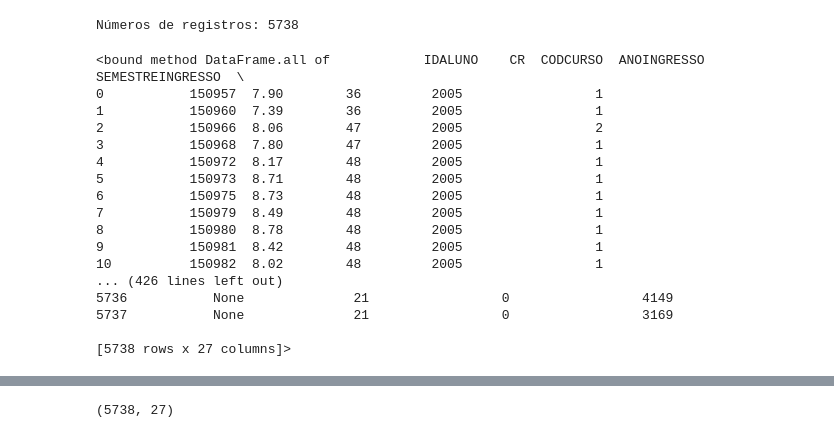
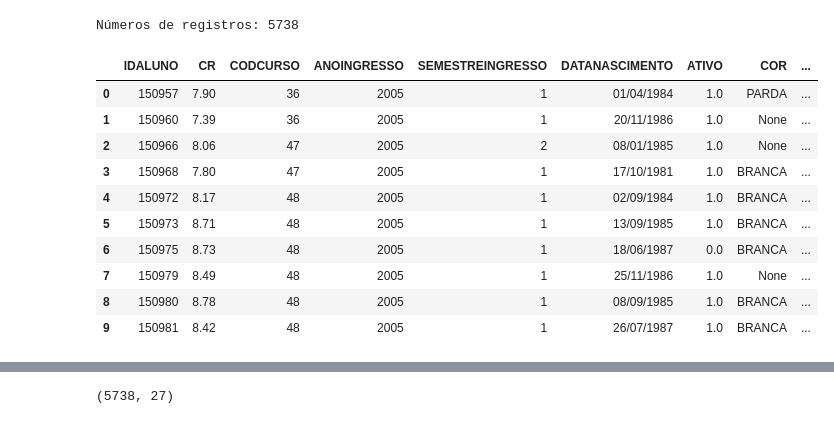
Before and after one commit to gassantos/edatics, a Jupyter notebook: uffdata/uffdata_graphics.ipynb, the cells around one changed output, grey strips where cells are left out. Saved outputs shown, nothing was run; the diff lists cells and outputs as text; code cells hidden in the pictures.

```diff
--- a/uffdata/uffdata_graphics.ipynb
+++ b/uffdata/uffdata_graphics.ipynb
@@ -24,26 +22,20 @@ print('Números de registros:', len(df))
 conn.close()
 # %% [output]
 Números de registros: 5738
-# %%
-df.all
-# %% [output]
-<bound method DataFrame.all of            IDALUNO    CR  CODCURSO  ANOINGRESSO  SEMESTREINGRESSO  \
-0           150957  7.90        36         2005                 1
-1           150960  7.39        36         2005                 1
-2           150966  8.06        47         2005                 2
-3           150968  7.80        47         2005                 1
-4           150972  8.17        48         2005                 1
-5           150973  8.71        48         2005                 1
-6           150975  8.73        48         2005                 1
-7           150979  8.49        48         2005                 1
-8           150980  8.78        48         2005                 1
-9           150981  8.42        48         2005                 1
-10          150982  8.02        48         2005                 1
-... (426 lines left out)
-5736           None              21                 0                 4149
-5737           None              21                 0                 3169
-
-[5738 rows x 27 columns]>
+# %%
+df.head(10)
+# %% [output]
+|  | IDALUNO | CR | CODCURSO | ANOINGRESSO | SEMESTREINGRESSO | DATANASCIMENTO | ATIVO | COR | ... |
+| 0 | 150957 | 7.90 | 36 | 2005 | 1 | 01/04/1984 | 1.0 | PARDA | ... |
+| 1 | 150960 | 7.39 | 36 | 2005 | 1 | 20/11/1986 | 1.0 | None | ... |
+| 2 | 150966 | 8.06 | 47 | 2005 | 2 | 08/01/1985 | 1.0 | None | ... |
+| 3 | 150968 | 7.80 | 47 | 2005 | 1 | 17/10/1981 | 1.0 | BRANCA | ... |
+| 4 | 150972 | 8.17 | 48 | 2005 | 1 | 02/09/1984 | 1.0 | BRANCA | ... |
+| 5 | 150973 | 8.71 | 48 | 2005 | 1 | 13/09/1985 | 1.0 | BRANCA | ... |
+| 6 | 150975 | 8.73 | 48 | 2005 | 1 | 18/06/1987 | 0.0 | BRANCA | ... |
+| 7 | 150979 | 8.49 | 48 | 2005 | 1 | 25/11/1986 | 1.0 | None | ... |
+| 8 | 150980 | 8.78 | 48 | 2005 | 1 | 08/09/1985 | 1.0 | BRANCA | ... |
+| 9 | 150981 | 8.42 | 48 | 2005 | 1 | 26/07/1987 | 1.0 | BRANCA | ... |
 # %%
 # Apresentação do Dataframe
 
```
Also changed, not shown: parts of 8 cells of this notebook, 1 other file.
